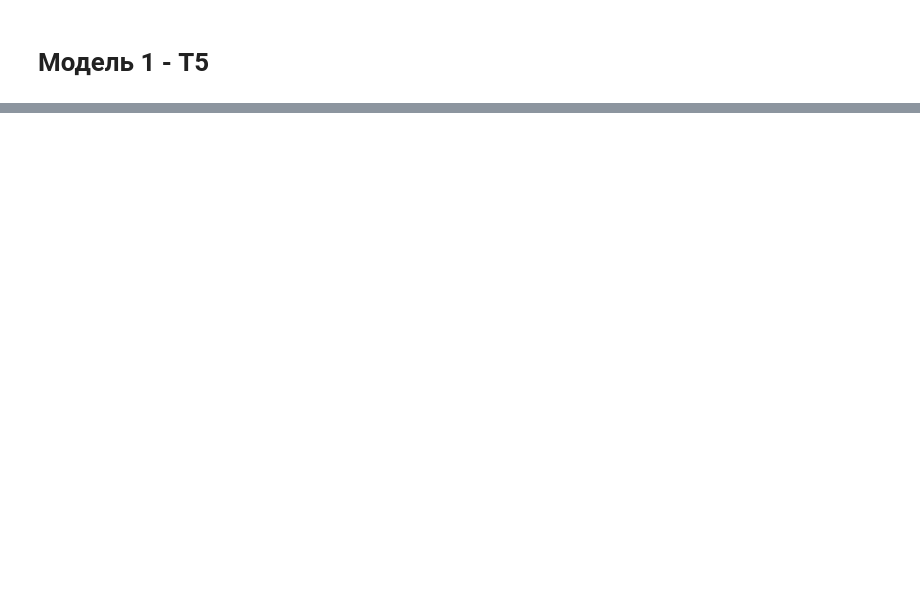
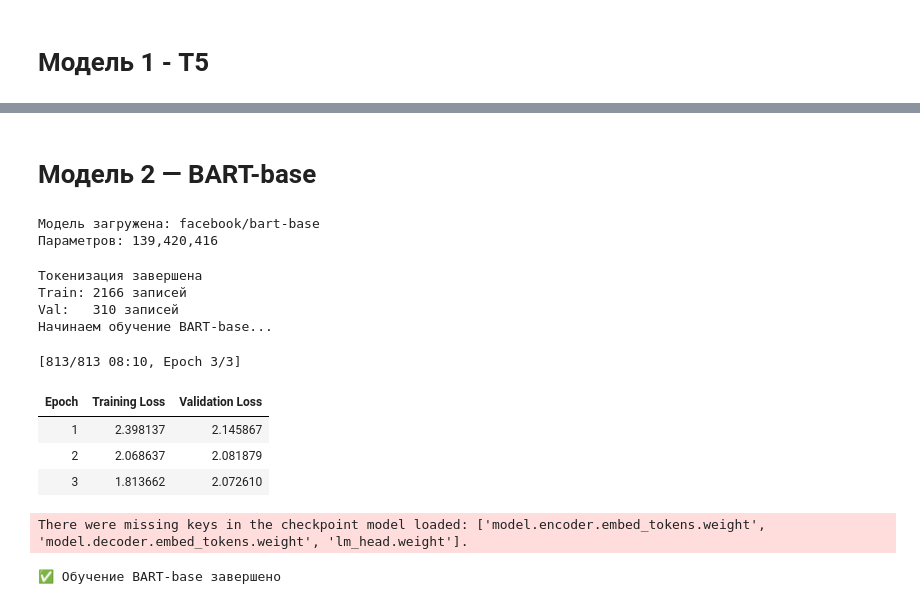
Before and after one commit to vsyroc/a_digital_department, a Jupyter notebook: lab5.ipynb, the cells around one changed output, grey strips where cells are left out. Cells and saved outputs as stored; diff of their text form; code cells hidden in the pictures; blank space fills up the shorter version.

```diff
--- a/lab5.ipynb
+++ b/lab5.ipynb
@@ -187,0 +236,78 @@ KeyboardInterrupt:
+# %% [markdown]
+# Модель 2 — BART-base
+# %%
+BART_MODEL_NAME = "facebook/bart-base"
+
+tokenizer_bart = AutoTokenizer.from_pretrained(BART_MODEL_NAME)
+model_bart = AutoModelForSeq2SeqLM.from_pretrained(BART_MODEL_NAME)
+
+print(f"Модель загружена: {BART_MODEL_NAME}")
+print(f"Параметров: {model_bart.num_parameters():,}")
+
+def tokenize_bart(batch):
+    model_inputs = tokenizer_bart(
+        batch['transcript'],  # BART не требует префикса
+        max_length=512,
+        truncation=True,
+        padding=False
+    )
+    labels = tokenizer_bart(
+        text_target=batch['summary'],
+        max_length=128,
+        truncation=True,
+        padding=False
+    )
+    model_inputs['labels'] = labels['input_ids']
+    return model_inputs
+
+train_ds_bart = Dataset.from_pandas(train).map(tokenize_bart, batched=True)
+val_ds_bart = Dataset.from_pandas(val).map(tokenize_bart, batched=True)
+
+print(f"\nТокенизация завершена")
+print(f"Train: {len(train_ds_bart)} записей")
+print(f"Val:   {len(val_ds_bart)} записей")
+
+training_args_bart = Seq2SeqTrainingArguments(
+    output_dir='./results/bart-base',
+    num_train_epochs=3,
+    per_device_train_batch_size=8,
+    per_device_eval_batch_size=8,
+    warmup_steps=100,
+    weight_decay=0.01,
+    logging_steps=50,
+    eval_strategy='epoch',
+    save_strategy='epoch',
+    load_best_model_at_end=True,
+    predict_with_generate=True,
+    fp16=torch.cuda.is_available(),
+    report_to='none'
+)
+
+data_collator_bart = DataCollatorForSeq2Seq(tokenizer_bart, model=model_bart)
+
+trainer_bart = Seq2SeqTrainer(
+    model=model_bart,
+    args=training_args_bart,
+    train_dataset=train_ds_bart,
+    eval_dataset=val_ds_bart,
+    processing_class=tokenizer_bart,
+    data_collator=data_collator_bart,
+)
+
+print("Начинаем обучение BART-base...")
+trainer_bart.train()
+print("✅ Обучение BART-base завершено")
+# %% [output]
+Модель загружена: facebook/bart-base
+Параметров: 139,420,416
+Токенизация завершена
+Train: 2166 записей
+Val:   310 записей
+Начинаем обучение BART-base...
+[813/813 08:10, Epoch 3/3]
+| Epoch | Training Loss | Validation Loss |
+| 1 | 2.398137 | 2.145867 |
+| 2 | 2.068637 | 2.081879 |
+| 3 | 1.813662 | 2.072610 |
+There were missing keys in the checkpoint model loaded: ['model.encoder.embed_tokens.weight', 'model.decoder.embed_tokens.weight', 'lm_head.weight'].
+✅ Обучение BART-base завершено
```
Also changed, not shown: parts of 17 cells of this notebook.
